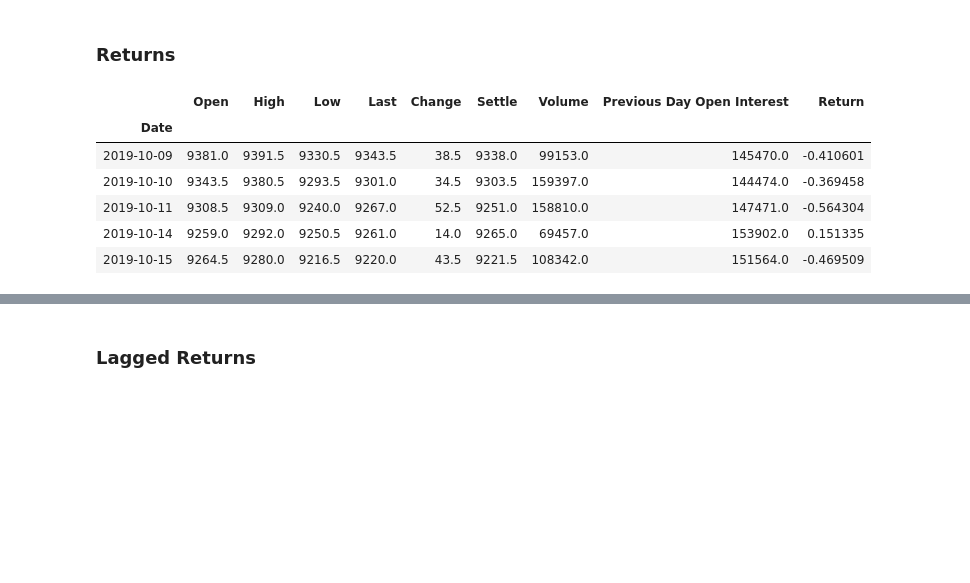
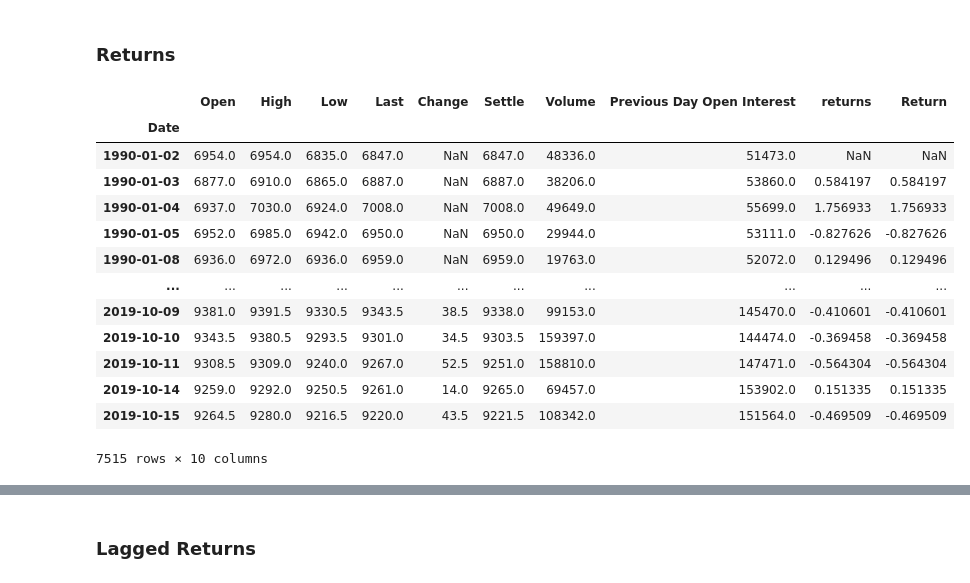
Before and after one commit to MatthewPuttroff/HWUnitTen, a Jupyter notebook: Instructions/Starter_Code/regression_analysis.ipynb, the cells around one changed output, grey strips where cells are left out. Drawn from its saved outputs; the diff is of its cells as text; code cells hidden in the pictures; blank space fills up the shorter version.

Commit message:
Added Return Column in Regression Analysis

```diff
--- a/Instructions/Starter_Code/regression_analysis.ipynb
+++ b/Instructions/Starter_Code/regression_analysis.ipynb
@@ -40,13 +40,23 @@ yen_futures.head()
 # %%
 # Create a series using "Settle" price percentage returns, drop any nan"s, and check the results:
 # (Make sure to multiply the pct_change() results by 100)
 # In this case, you may have to replace inf, -inf values with np.nan"s
-# YOUR CODE HERE!
+returns = (yen_futures[["Settle"]].pct_change() * 100)
+returns = returns.replace(-np.inf, np.nan).dropna()
+yen_futures['Return'] = (returns)
+yen_futures
 # %% [output]
-|  | Open | High | Low | Last | Change | Settle | Volume | Previous Day Open Interest | Return |
-| Date |  |  |  |  |  |  |  |  |  |
-| 2019-10-09 | 9381.0 | 9391.5 | 9330.5 | 9343.5 | 38.5 | 9338.0 | 99153.0 | 145470.0 | -0.410601 |
-| 2019-10-10 | 9343.5 | 9380.5 | 9293.5 | 9301.0 | 34.5 | 9303.5 | 159397.0 | 144474.0 | -0.369458 |
-| 2019-10-11 | 9308.5 | 9309.0 | 9240.0 | 9267.0 | 52.5 | 9251.0 | 158810.0 | 147471.0 | -0.564304 |
-| 2019-10-14 | 9259.0 | 9292.0 | 9250.5 | 9261.0 | 14.0 | 9265.0 | 69457.0 | 153902.0 | 0.151335 |
-| 2019-10-15 | 9264.5 | 9280.0 | 9216.5 | 9220.0 | 43.5 | 9221.5 | 108342.0 | 151564.0 | -0.469509 |
+|  | Open | High | Low | Last | Change | Settle | Volume | Previous Day Open Interest | returns | Return |
+| Date |  |  |  |  |  |  |  |  |  |  |
+| 1990-01-02 | 6954.0 | 6954.0 | 6835.0 | 6847.0 | NaN | 6847.0 | 48336.0 | 51473.0 | NaN | NaN |
+| 1990-01-03 | 6877.0 | 6910.0 | 6865.0 | 6887.0 | NaN | 6887.0 | 38206.0 | 53860.0 | 0.584197 | 0.584197 |
+| 1990-01-04 | 6937.0 | 7030.0 | 6924.0 | 7008.0 | NaN | 7008.0 | 49649.0 | 55699.0 | 1.756933 | 1.756933 |
+| 1990-01-05 | 6952.0 | 6985.0 | 6942.0 | 6950.0 | NaN | 6950.0 | 29944.0 | 53111.0 | -0.827626 | -0.827626 |
+| 1990-01-08 | 6936.0 | 6972.0 | 6936.0 | 6959.0 | NaN | 6959.0 | 19763.0 | 52072.0 | 0.129496 | 0.129496 |
+| ... | ... | ... | ... | ... | ... | ... | ... | ... | ... | ... |
+| 2019-10-09 | 9381.0 | 9391.5 | 9330.5 | 9343.5 | 38.5 | 9338.0 | 99153.0 | 145470.0 | -0.410601 | -0.410601 |
+| 2019-10-10 | 9343.5 | 9380.5 | 9293.5 | 9301.0 | 34.5 | 9303.5 | 159397.0 | 144474.0 | -0.369458 | -0.369458 |
+| 2019-10-11 | 9308.5 | 9309.0 | 9240.0 | 9267.0 | 52.5 | 9251.0 | 158810.0 | 147471.0 | -0.564304 | -0.564304 |
+| 2019-10-14 | 9259.0 | 9292.0 | 9250.5 | 9261.0 | 14.0 | 9265.0 | 69457.0 | 153902.0 | 0.151335 | 0.151335 |
+| 2019-10-15 | 9264.5 | 9280.0 | 9216.5 | 9220.0 | 43.5 | 9221.5 | 108342.0 | 151564.0 | -0.469509 | -0.469509 |
+7515 rows × 10 columns
```
Also changed, not shown: parts of 1 cell of this notebook.
